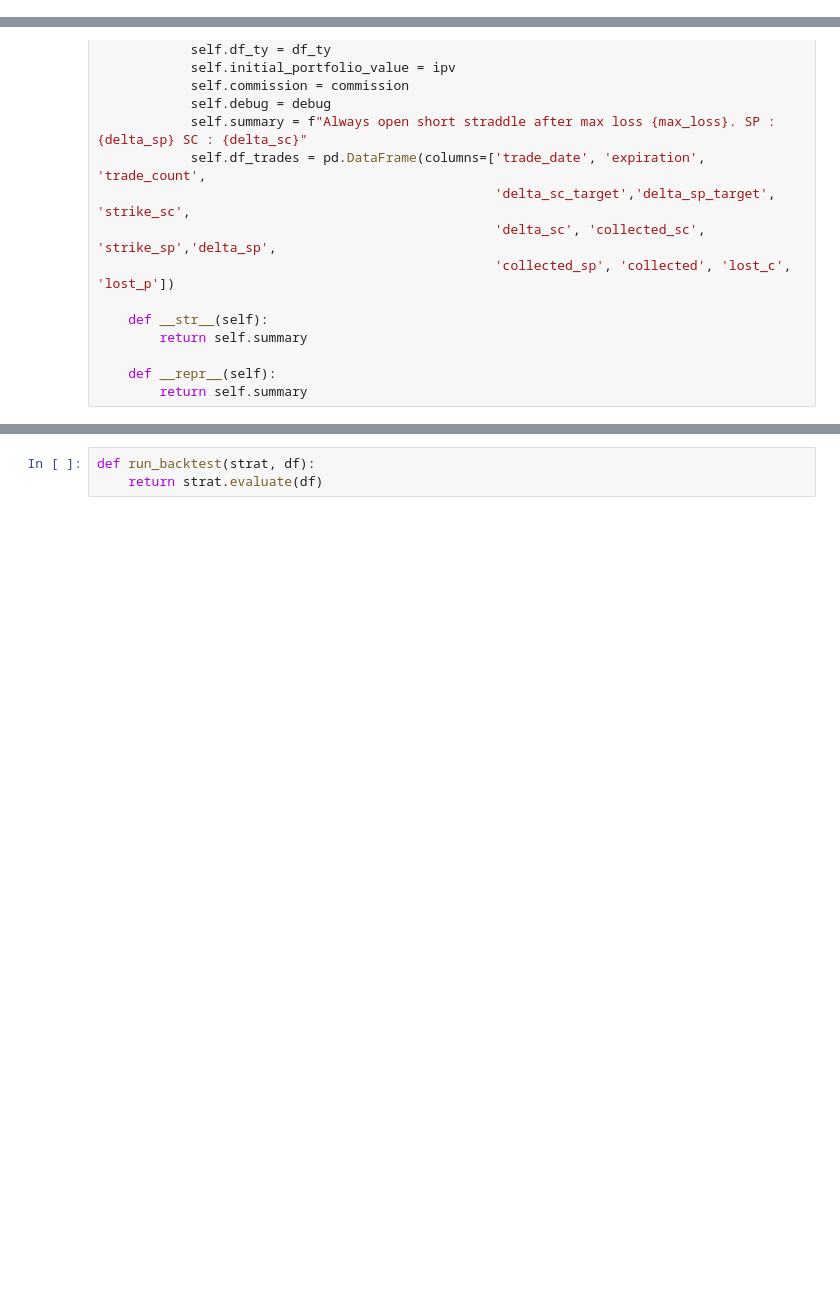
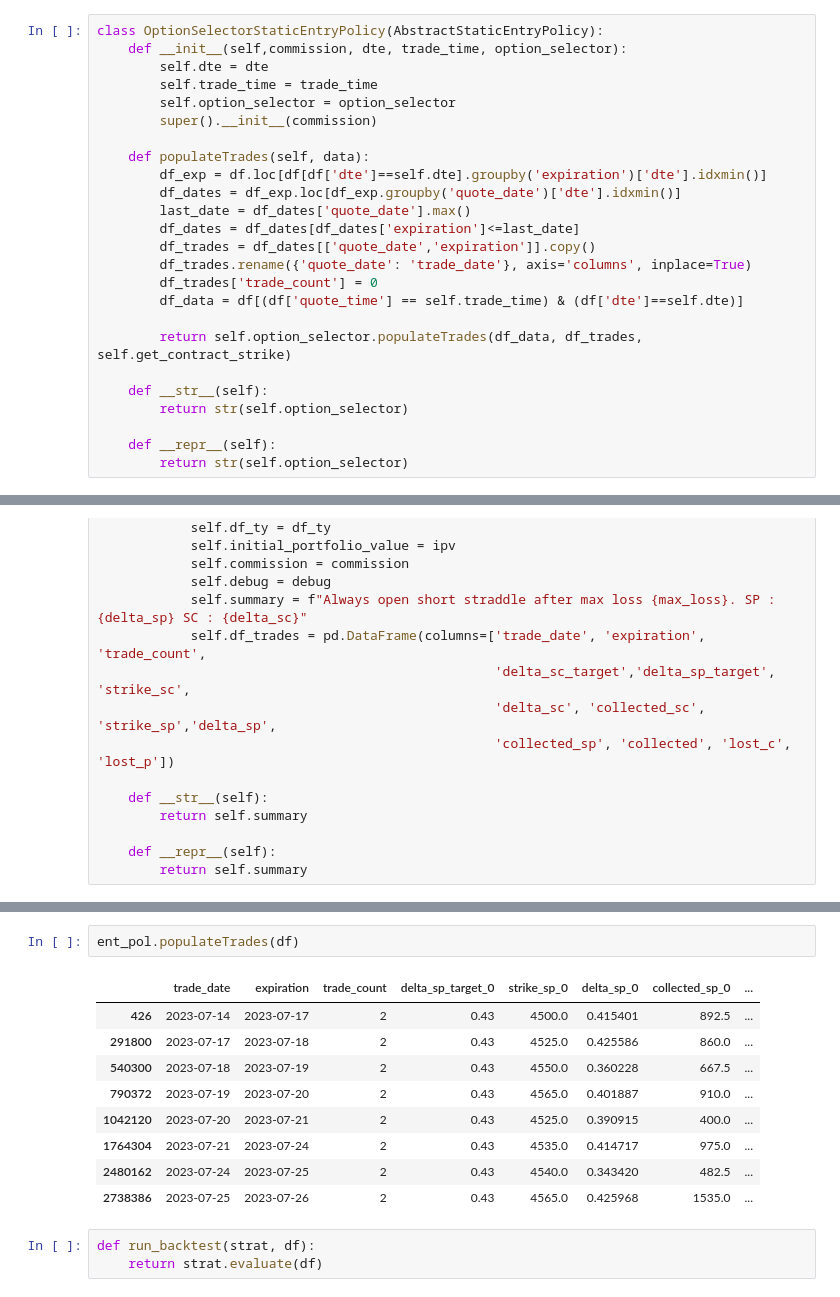
Before and after one commit to jcurtiswebb/SPXoptions-put-backtesting, a Jupyter notebook: spx-option-spread-backtester.ipynb, the cells around one changed output, grey strips where cells are left out. Cells and saved outputs as stored; diff of their text form; blank space fills up the shorter version.

```diff
--- a/spx-option-spread-backtester.ipynb
+++ b/spx-option-spread-backtester.ipynb
@@ -339,0 +345,25 @@ class AbstractStaticEntryPolicy(AbstractEntryPolicy):
+# %%
+class OptionSelectorStaticEntryPolicy(AbstractStaticEntryPolicy):
+    def __init__(self,commission, dte, trade_time, option_selector):
+        self.dte = dte
+        self.trade_time = trade_time
+        self.option_selector = option_selector
+        super().__init__(commission)
+
+    def populateTrades(self, data):
+        df_exp = df.loc[df[df['dte']==self.dte].groupby('expiration')['dte'].idxmin()]
+        df_dates = df_exp.loc[df_exp.groupby('quote_date')['dte'].idxmin()]
+        last_date = df_dates['quote_date'].max()
+        df_dates = df_dates[df_dates['expiration']<=last_date]
+        df_trades = df_dates[['quote_date','expiration']].copy()
+        df_trades.rename({'quote_date': 'trade_date'}, axis='columns', inplace=True)
+        df_trades['trade_count'] = 0
+        df_data = df[(df['quote_time'] == self.trade_time) & (df['dte']==self.dte)]
+
+        return self.option_selector.populateTrades(df_data, df_trades, self.get_contract_strike)
+
+    def __str__(self):
+        return str(self.option_selector)
+
+    def __repr__(self):
+        return str(self.option_selector)
@@ -1273,3 +1121,15 @@ Dampened Risk Adj Cumulative Return:  1274.298
+# %%
+ent_pol.populateTrades(df)
+# %% [output]
+|  | trade_date | expiration | trade_count | delta_sp_target_0 | strike_sp_0 | delta_sp_0 | collected_sp_0 | ... |
+| 426 | 2023-07-14 | 2023-07-17 | 2 | 0.43 | 4500.0 | 0.415401 | 892.5 | ... |
+| 291800 | 2023-07-17 | 2023-07-18 | 2 | 0.43 | 4525.0 | 0.425586 | 860.0 | ... |
+| 540300 | 2023-07-18 | 2023-07-19 | 2 | 0.43 | 4550.0 | 0.360228 | 667.5 | ... |
+| 790372 | 2023-07-19 | 2023-07-20 | 2 | 0.43 | 4565.0 | 0.401887 | 910.0 | ... |
+| 1042120 | 2023-07-20 | 2023-07-21 | 2 | 0.43 | 4525.0 | 0.390915 | 400.0 | ... |
+| 1764304 | 2023-07-21 | 2023-07-24 | 2 | 0.43 | 4535.0 | 0.414717 | 975.0 | ... |
+| 2480162 | 2023-07-24 | 2023-07-25 | 2 | 0.43 | 4540.0 | 0.343420 | 482.5 | ... |
+| 2738386 | 2023-07-25 | 2023-07-26 | 2 | 0.43 | 4565.0 | 0.425968 | 1535.0 | ... |
 # %%
 def run_backtest(strat, df):
     return strat.evaluate(df)
```
Also changed, not shown: parts of 21 cells of this notebook.
